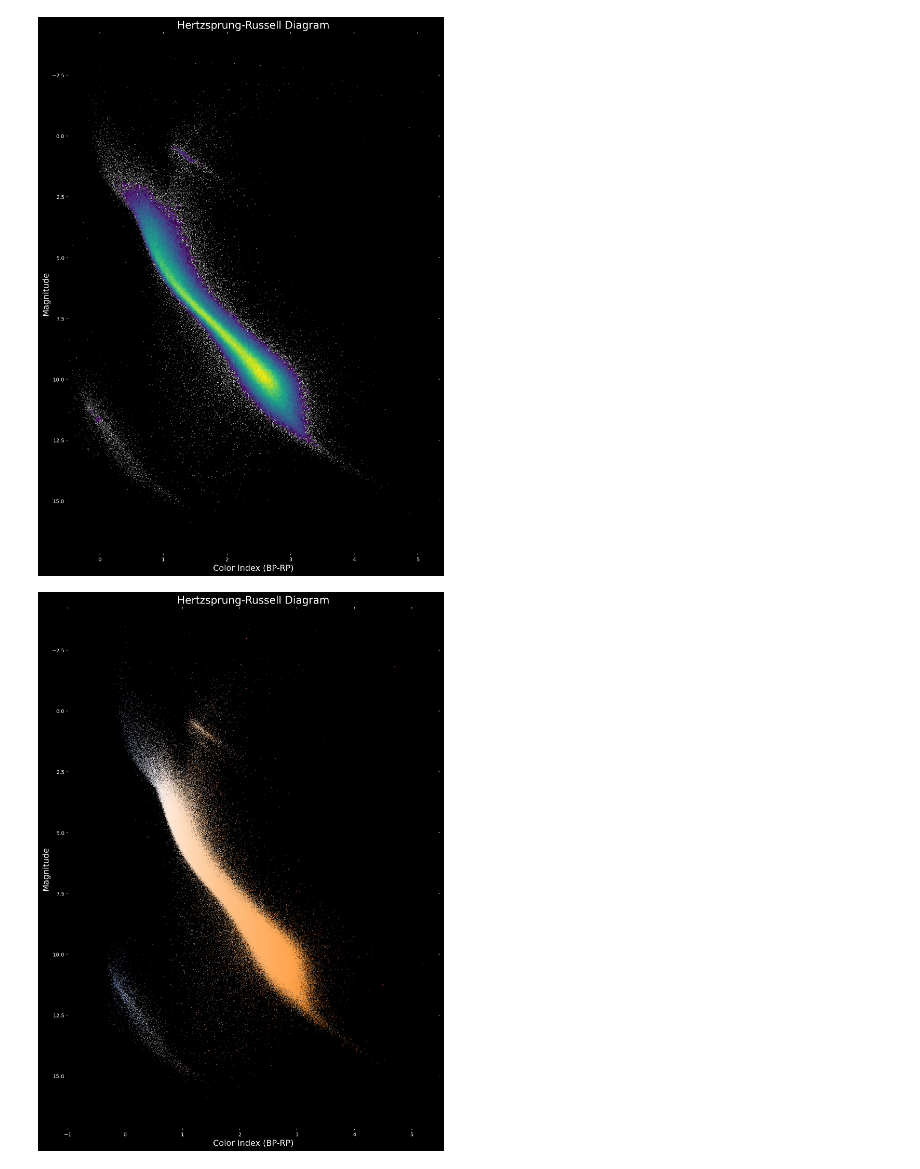
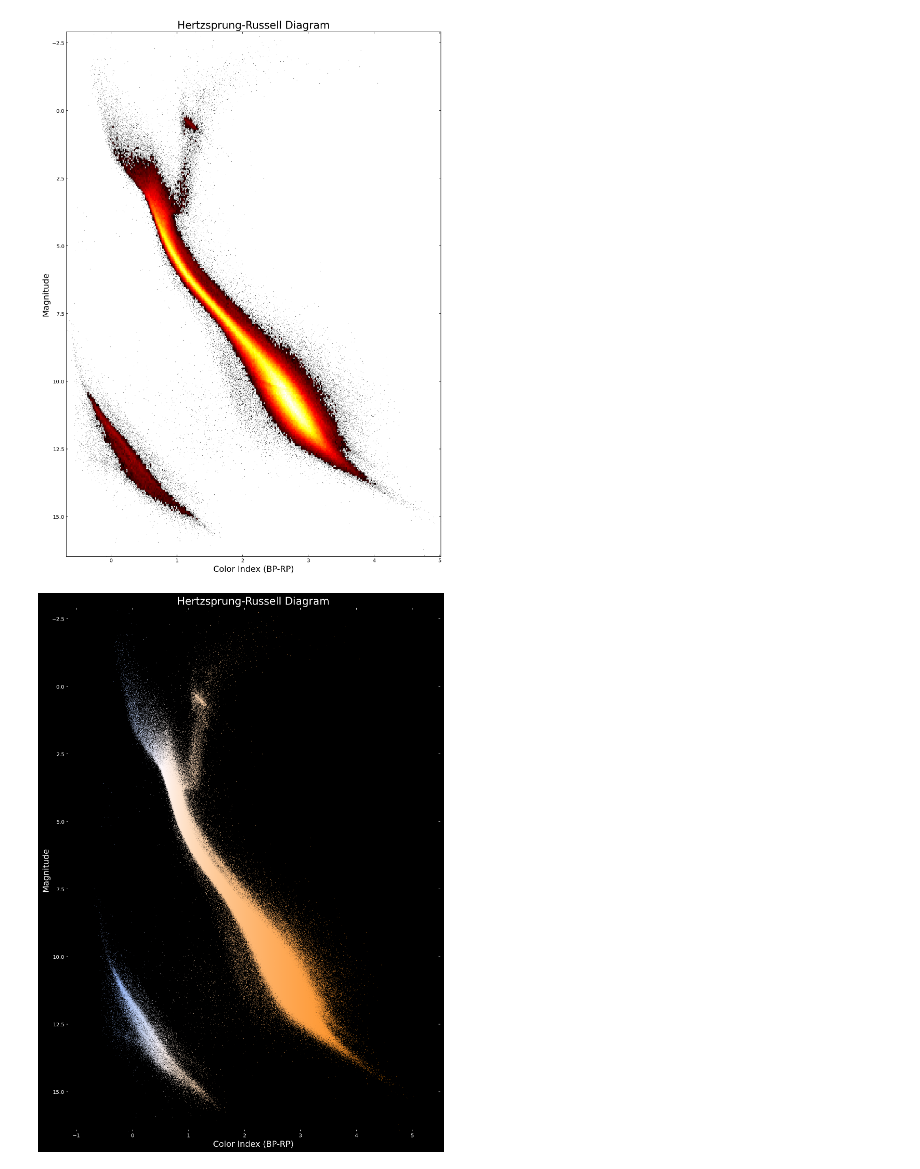
Before and after one commit to cmaughan/secondbrain, a Jupyter notebook: Astronomy/Work/HR_gaia.ipynb, the cells around one changed output. Saved outputs shown, nothing was run; the diff lists cells and outputs as text; code cells hidden in the pictures.

```diff
--- a/Astronomy/Work/HR_gaia.ipynb
+++ b/Astronomy/Work/HR_gaia.ipynb
@@ -70,14 +49,0 @@ data = data[data['visibility_periods_used'] > 10]
-# %%
-import warnings
-def to_abs_mag(mag, parallax, par_error):
-    mag = np.array(mag)
-    par = np.array(parallax)
-    with warnings.catch_warnings():
-        warnings.simplefilter("ignore")
-        distance = np.abs(1.0 / (par / 1000.0))
-        absmag = mag + 5.0 - (5.0 * np.log10(distance))
-        return absmag
-
-# Magnitude
-data['mag'] = to_abs_mag(data.phot_g_mean_mag, data.parallax, data.parallax_over_error)
-data.dropna(subset=['mag'], inplace=True)
@@ -84,40 +69,44 @@ data.dropna(subset=['mag'], inplace=True)
 # %%
-
+import numpy as np
 # Calculate colors
 import utils
 import importlib
 importlib.reload(utils)
 def index_to_temp(index):
+    if index < -.25:
+        index = -.25
     return 5601 / np.power(index + .3, 2.0/3.0)
 
 temp = data.bp_rp.apply(index_to_temp)
 data['color'] = temp.apply(utils.k_to_rgb)
 # %%
 from matplotlib import colors
+import matplotlib.pyplot as plt
+
 fig = plt.figure(
     figsize=(10, 14),
-    facecolor='black'
+    facecolor='white'
     )
 ax = fig.add_axes([1, 1, 1, 1])
 
-ax.set_facecolor('black')
-ax.set_title('Hertzsprung-Russell Diagram', color='white', fontsize=20)
-ax.set_xlabel('Color Index (BP-RP)', color='white', fontsize=16)
-ax.set_ylabel('Magnitude', color='white', fontsize=16)
-ax.tick_params(top='off', right='off', direction='in', colors='white')
-h = ax.hist2d(data.bp_rp, data.mag, bins=300, cmin=10, norm=colors.PowerNorm(0.5), zorder=0.5)
-ax.scatter( data.bp_rp, data.mag,
+ax.set_facecolor('white')
+ax.set_title('Hertzsprung-Russell Diagram', color='black', fontsize=20)
+ax.set_xlabel('Color Index (BP-RP)', color='black', fontsize=16)
+ax.set_ylabel('Magnitude', color='black', fontsize=16)
+ax.tick_params(top='off', right='off', direction='in', colors='black')
+h = ax.hist2d(data.bp_rp, data.mg, cmap='hot', bins=300, cmin=10, norm=colors.PowerNorm(0.5), zorder=0.5)
+ax.scatter( data.bp_rp, data.mg,
     marker='.',
     s=2.0,
     alpha=1.0,
     zorder=0,
-    color='w',
+    color='black',
     linewidth=0)
 ax.invert_yaxis()
 
 #plt.savefig("Hertzsprung-Russell_Gaia.png", facecolor='white', edgecolor='black')
 # %% [output]
-[figure, old version]
+[figure, new version]
 # %%
 fig = plt.figure(
     figsize=(10, 14),
@@ -130,9 +119,9 @@ ax.set_title('Hertzsprung-Russell Diagram', color='white', fontsize=20)
 ax.set_xlabel('Color Index (BP-RP)', color='white', fontsize=16)
 ax.set_ylabel('Magnitude', color='white', fontsize=16)
 ax.set_xlim(min(data.bp_rp) - .5, 5.5)#max(data.bp_rp))
-ax.set_ylim(min(data.mag), max(data.mag))
+ax.set_ylim(min(data.mg), max(data.mg))
 ax.tick_params(top='off', right='off', direction='in', colors='white')
-ax.scatter( data.bp_rp, data.mag,
+ax.scatter( data.bp_rp, data.mg,
     marker='.',
     s=2.0,
     alpha=1.0,
@@ -142,4 +131,4 @@ ax.scatter( data.bp_rp, data.mag,
     linewidth=0)
 ax.invert_yaxis()
 # %% [output]
-[figure, old version]
+[figure, new version]
```
Also changed, not shown: parts of 6 cells of this notebook.
